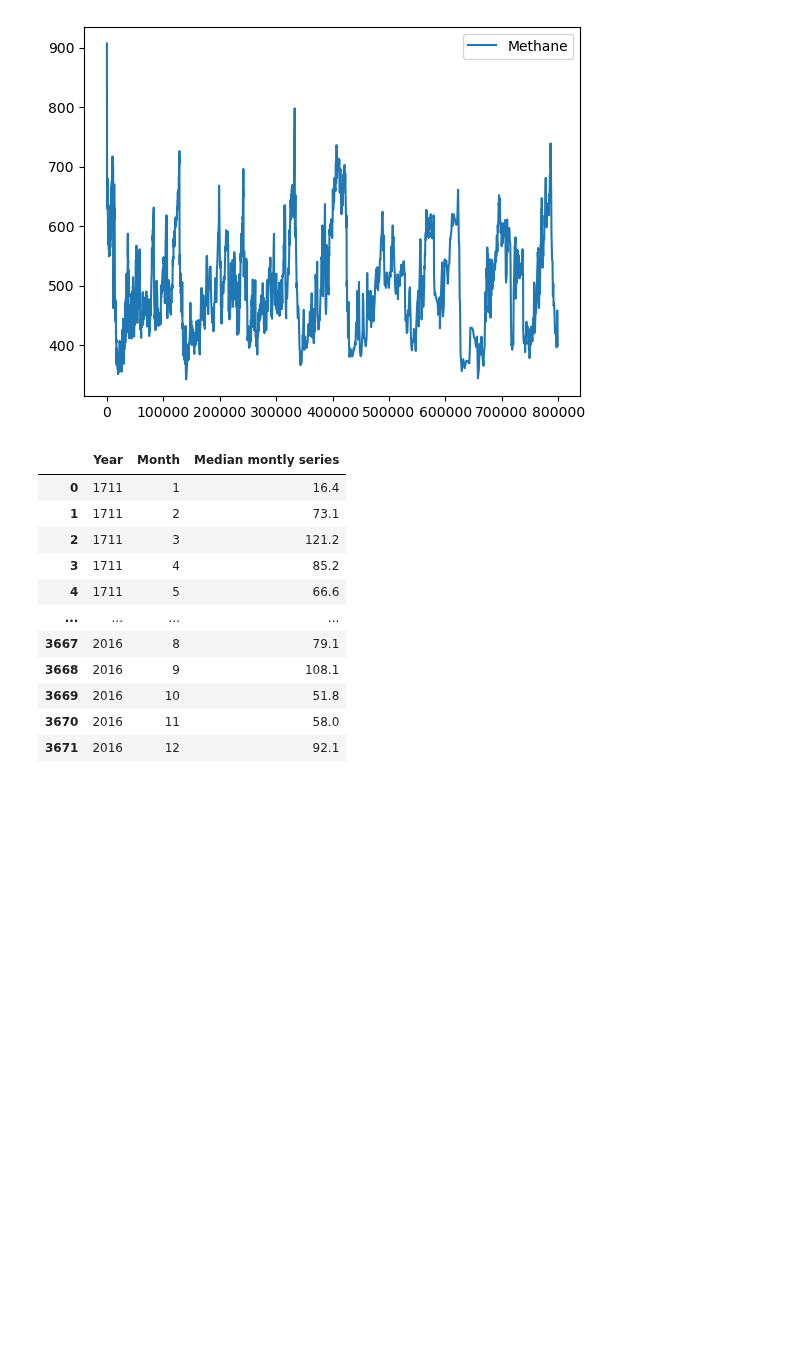
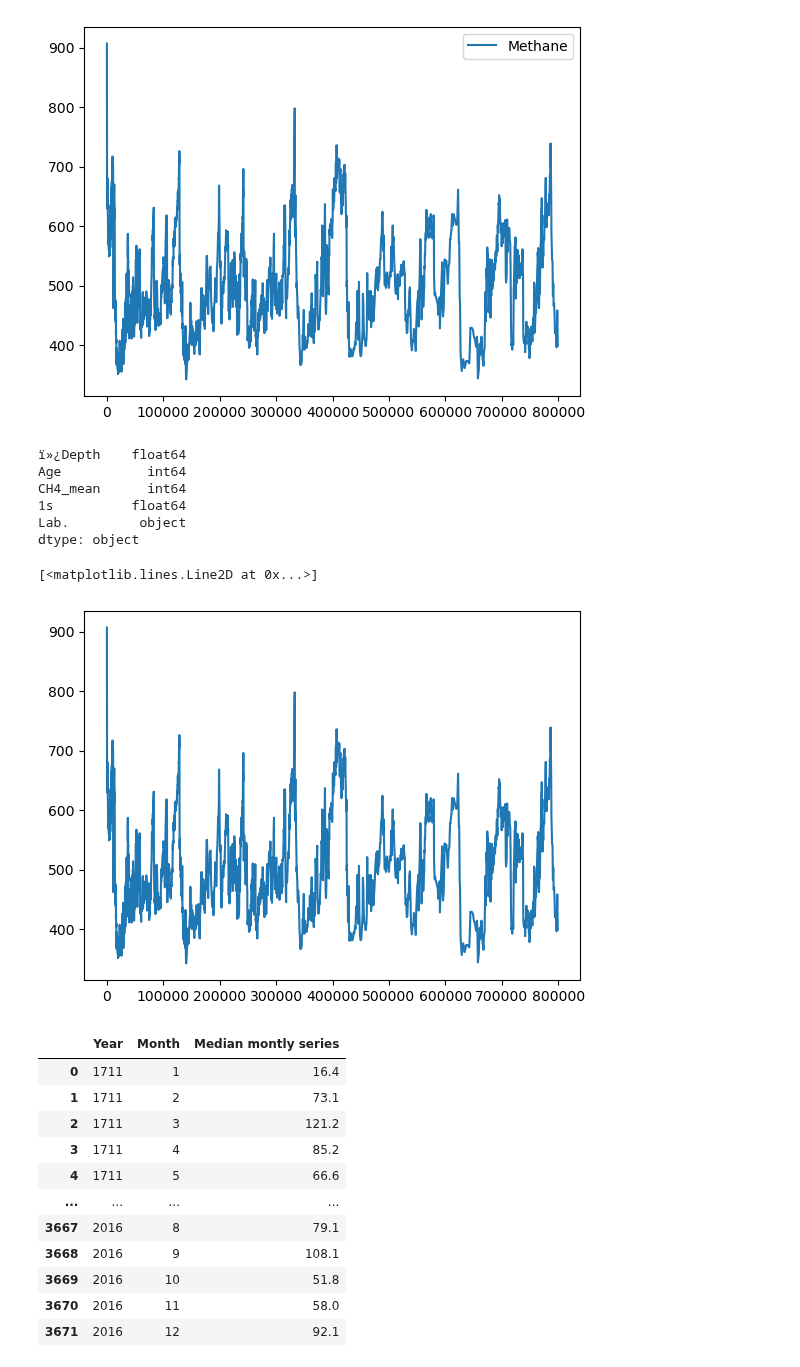
Before and after one commit to dectan/Programming-for-Data-Analysis-Project-2, a Jupyter notebook: test3.ipynb, the cells around one changed output. Drawn from its saved outputs; the diff is of its cells as text; code cells hidden in the pictures; blank space fills up the shorter version.

```diff
--- a/test3.ipynb
+++ b/test3.ipynb
@@ -427,6 +476,12 @@ df17
 | 2101 | 3190.03 | 798417 | 458 | 10.0 | g |
 | 2102 | 3190.53 | 799396 | 399 | 10.0 | g |
 2103 rows × 5 columns
+# %%
+#https://www.ncei.noaa.gov/pub/data/paleo/icecore/antarctica/epica_domec/edc-ch4-2008.txt
+df18=pd.read_csv('methane2.csv',encoding='Latin',delimiter=r"\s+")
+# %%
+df18.columns = df18.columns.str.lstrip()
+df18.columns = df18.columns.str.rstrip()
 # %%
 plt.plot(df17['gas age (edc3_gas_a)'],df17['CH4 mean'], label = 'Methane')
 #plt.plot(df13['Age'],df13['Temperature'], label = 'NOAA')
@@ -434,6 +489,20 @@ plt.legend()
 plt.show()
 # %% [output]
 [figure]
+# %%
+df18.dtypes
+# %% [output]
+ï»¿Depth    float64
+Age           int64
+CH4_mean      int64
+1s          float64
+Lab.         object
+dtype: object
+# %%
+plt.plot(df18['Age'],df18['CH4_mean'], label = 'Methane')
+# %% [output]
+[<matplotlib.lines.Line2D at 0x...>]
+[figure, added]
 # %%
 df16a
 # %% [output]
```
Also changed, not shown: parts of 9 cells of this notebook, 2 other files.
